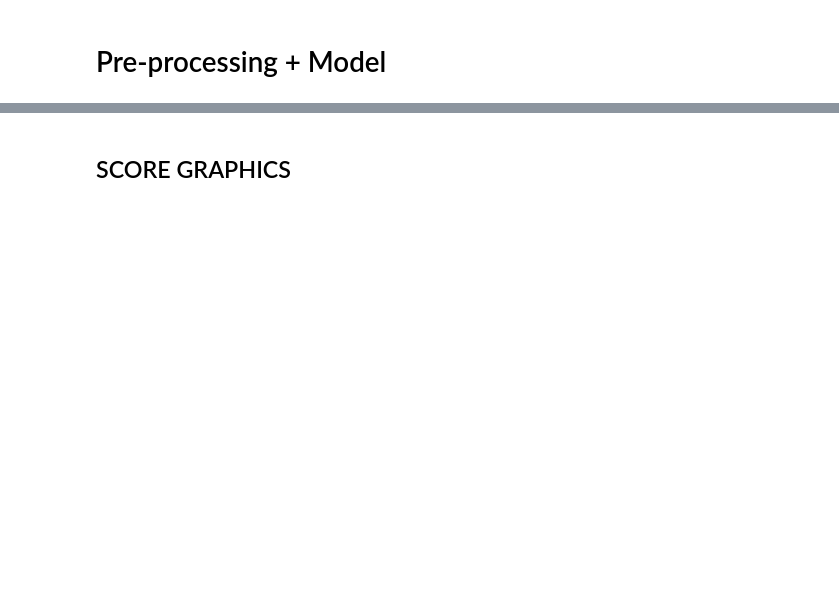
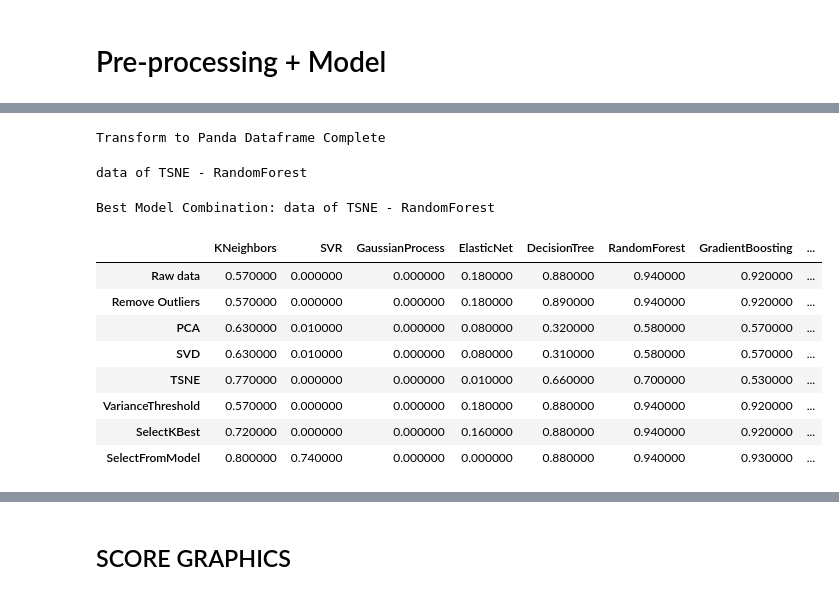
Before and after one commit to UrsulaAlcantara/Segway, a Jupyter notebook: starting_kit/README_final.ipynb, the cells around one changed output, grey strips where cells are left out. Drawn from its saved outputs; the diff is of its cells as text; code cells hidden in the pictures; blank space fills up the shorter version.

```diff
--- a/starting_kit/README_final.ipynb
+++ b/starting_kit/README_final.ipynb
@@ -840,6 +964,6 @@ ax.scatter(pca[:, 0], pca[:, 1], pca[:, 2], c = pca[:, 3])
 # %%
 res = {}
-perf = np.ones((5,9))
+perf = np.ones((8,9))
 
 print('score - data original: ')
 shuffle = shuffle.iloc[:,:-1]
@@ -867,3 +991,18 @@ print('score - data of TSNE: ')
 r,p = score_data(tsne, Y, 'data of TSNE')
 res.update(r)
 perf[4] = np.array(p)
+
+print('score - data of VarianceThreshold: ')
+r,p = score_data(vart, Y, 'data of TSNE')
+res.update(r)
+perf[5] = np.array(p)
+
+print('score - data of SelectKBest: ')
+r,p = score_data(slck, Y, 'data of TSNE')
+res.update(r)
+perf[6] = np.array(p)
+
+print('score - data of SelectFromModel LassoCV: ')
+r,p = score_data(slcm, Y_scaled, 'data of TSNE')
+res.update(r)
+perf[7] = np.array(p)
@@ -870,7 +1027,22 @@ perf[4] = np.array(p)
+# %%
+# Transform to Panda Dataframe
+pca = pd.DataFrame(pca)
+svd = pd.DataFrame(svd)
+tsne = pd.DataFrame(tsne)
+vart = pd.DataFrame(vart)
+slck = pd.DataFrame(slck)
+slcm = pd.DataFrame(slcm)
+print("Transform to Panda Dataframe Complete")
+# %% [output]
+Transform to Panda Dataframe Complete
 # %%
 print(max(res,key=res.get))
+# %% [output]
+data of TSNE - RandomForest
 # %%
 print("Best Model Combination: " + max(res,key=res.get))
+# %% [output]
+Best Model Combination: data of TSNE - RandomForest
 # %%
 def model_graphic(ax,Xtest, Ypredict ,colour,model_name='',dot='-'):
     """ Function that sends plot graphic of different targets preddcted by model named
@@ -886,8 +1058,18 @@ def model_graphic(ax,Xtest, Ypredict ,colour,model_name='',dot='-'):
     ax.set_title(model_name)
 # %%
 com_perf = pd.DataFrame(perf, columns=model_name, index=preprocessing_name)
-com_perf = com_perf.round(2)
+#com_perf = com_perf.round(2)
 com_perf.round(2).style.background_gradient(cmap='Blues')
+# %% [output]
+|  | KNeighbors | SVR | GaussianProcess | ElasticNet | DecisionTree | RandomForest | GradientBoosting | ... |
+| Raw data | 0.570000 | 0.000000 | 0.000000 | 0.180000 | 0.880000 | 0.940000 | 0.920000 | ... |
+| Remove Outliers | 0.570000 | 0.000000 | 0.000000 | 0.180000 | 0.890000 | 0.940000 | 0.920000 | ... |
+| PCA | 0.630000 | 0.010000 | 0.000000 | 0.080000 | 0.320000 | 0.580000 | 0.570000 | ... |
+| SVD | 0.630000 | 0.010000 | 0.000000 | 0.080000 | 0.310000 | 0.580000 | 0.570000 | ... |
+| TSNE | 0.770000 | 0.000000 | 0.000000 | 0.010000 | 0.660000 | 0.700000 | 0.530000 | ... |
+| VarianceThreshold | 0.570000 | 0.000000 | 0.000000 | 0.180000 | 0.880000 | 0.940000 | 0.920000 | ... |
+| SelectKBest | 0.720000 | 0.000000 | 0.000000 | 0.160000 | 0.880000 | 0.940000 | 0.920000 | ... |
+| SelectFromModel | 0.800000 | 0.740000 | 0.000000 | 0.000000 | 0.880000 | 0.940000 | 0.930000 | ... |
 # %%
 fig,ax =plt.subplots(figsize=(15,12))
 model_graphic(ax,shuffle, Y_raw,'cornflowerblue')
```
Also changed, not shown: parts of 43 cells of this notebook.
